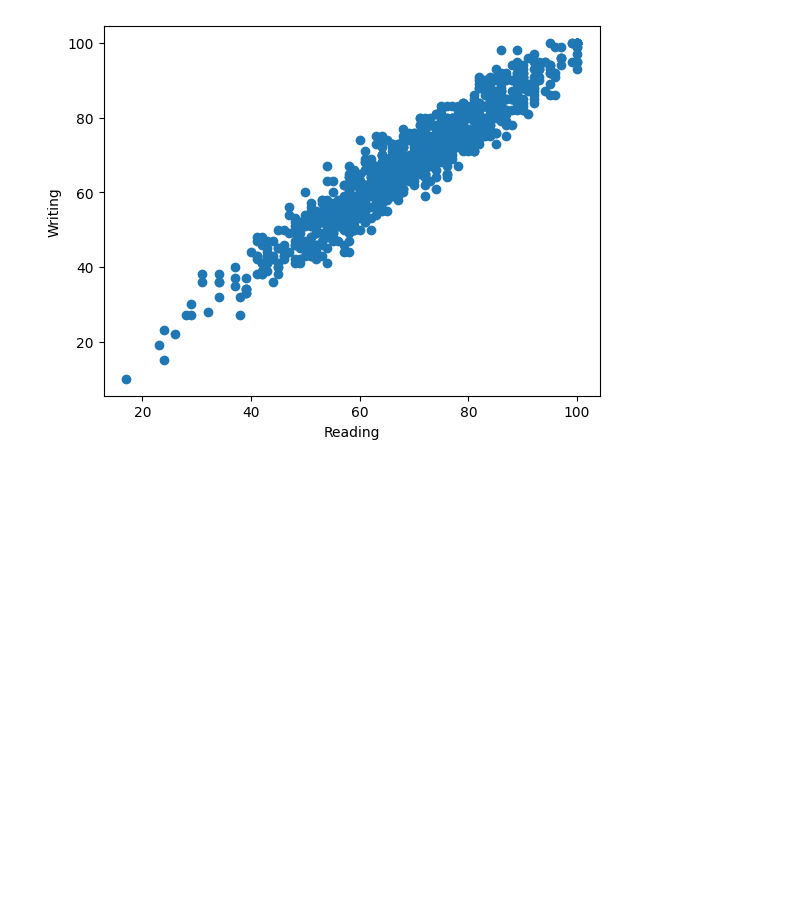
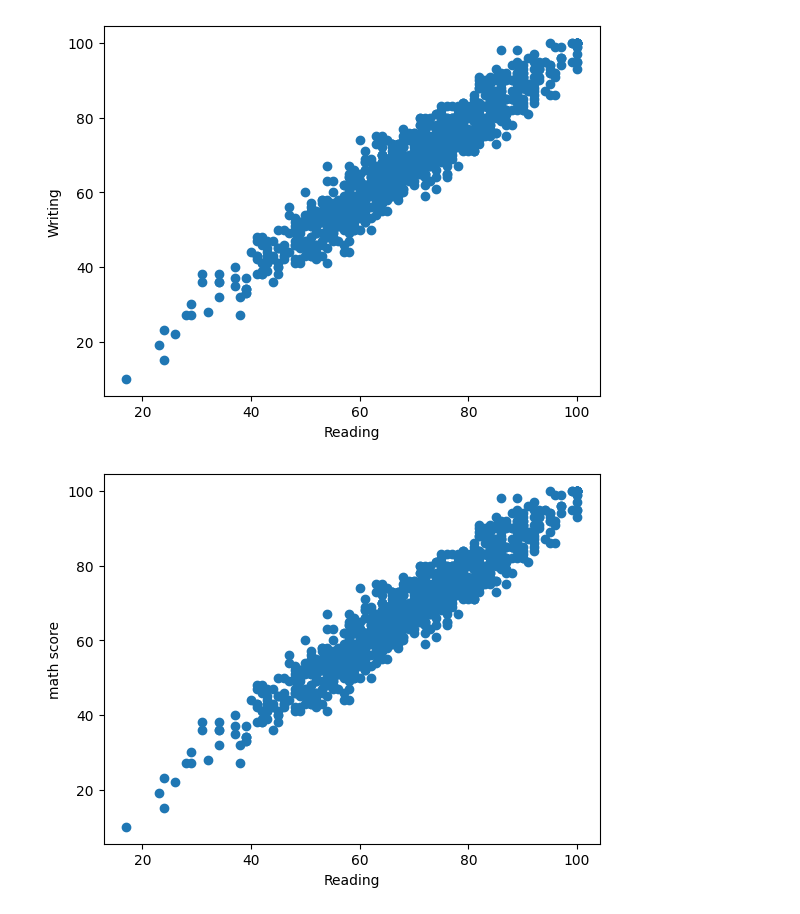
Before and after one commit to gitbhusalhubpramish/student-performance-kaggle, a Jupyter notebook: notebook6efdc2edcc.ipynb, the cells around one changed output. Cells and saved outputs as stored; diff of their text form; code cells hidden in the pictures; blank space fills up the shorter version.

Commit message:
Kaggle Notebook | notebook6efdc2edcc | reading and math score relation

```diff
--- a/notebook6efdc2edcc.ipynb
+++ b/notebook6efdc2edcc.ipynb
@@ -167,3 +167,10 @@ plt.ylabel("Writing")
 plt.show()
 # %% [output]
 [figure]
+# %%
+plt.scatter(df["reading score"], df["writing score"])
+plt.xlabel("Reading")
+plt.ylabel("math score")
+plt.show()
+# %% [output]
+[figure, added]
```
